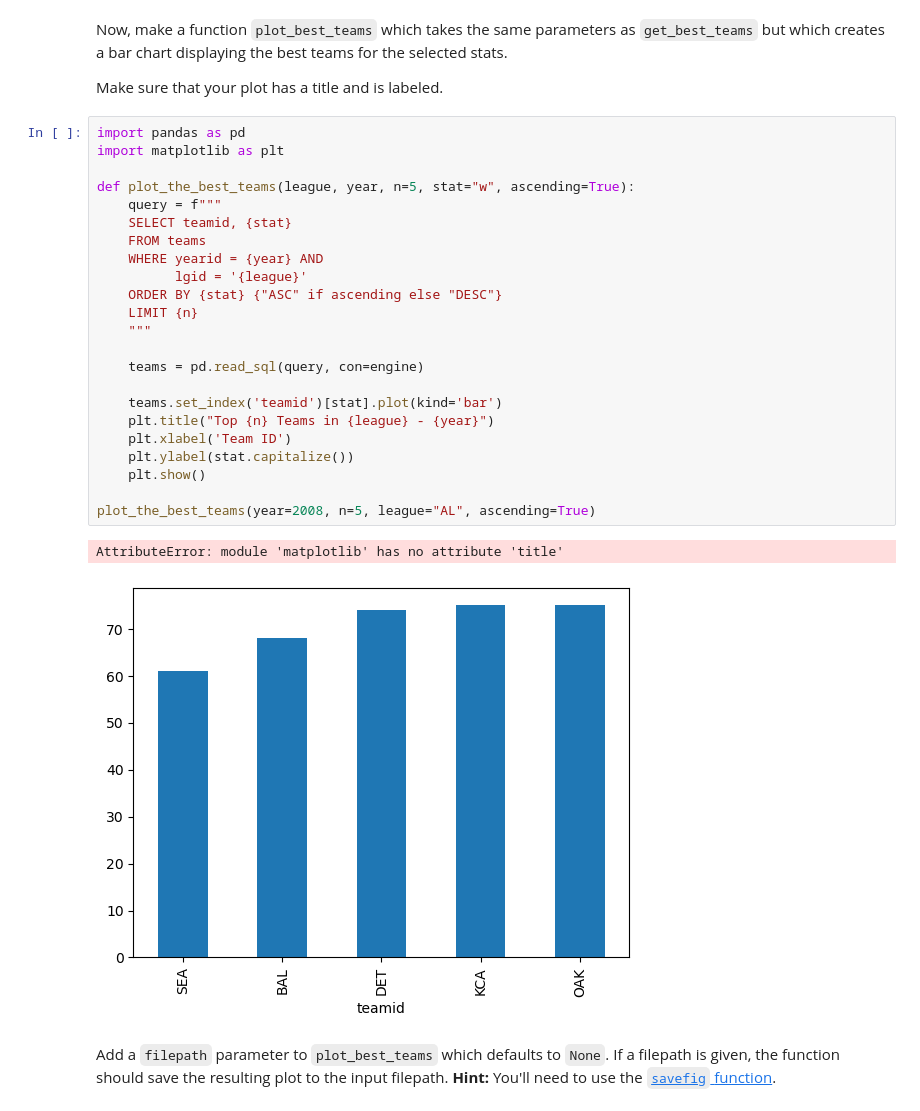
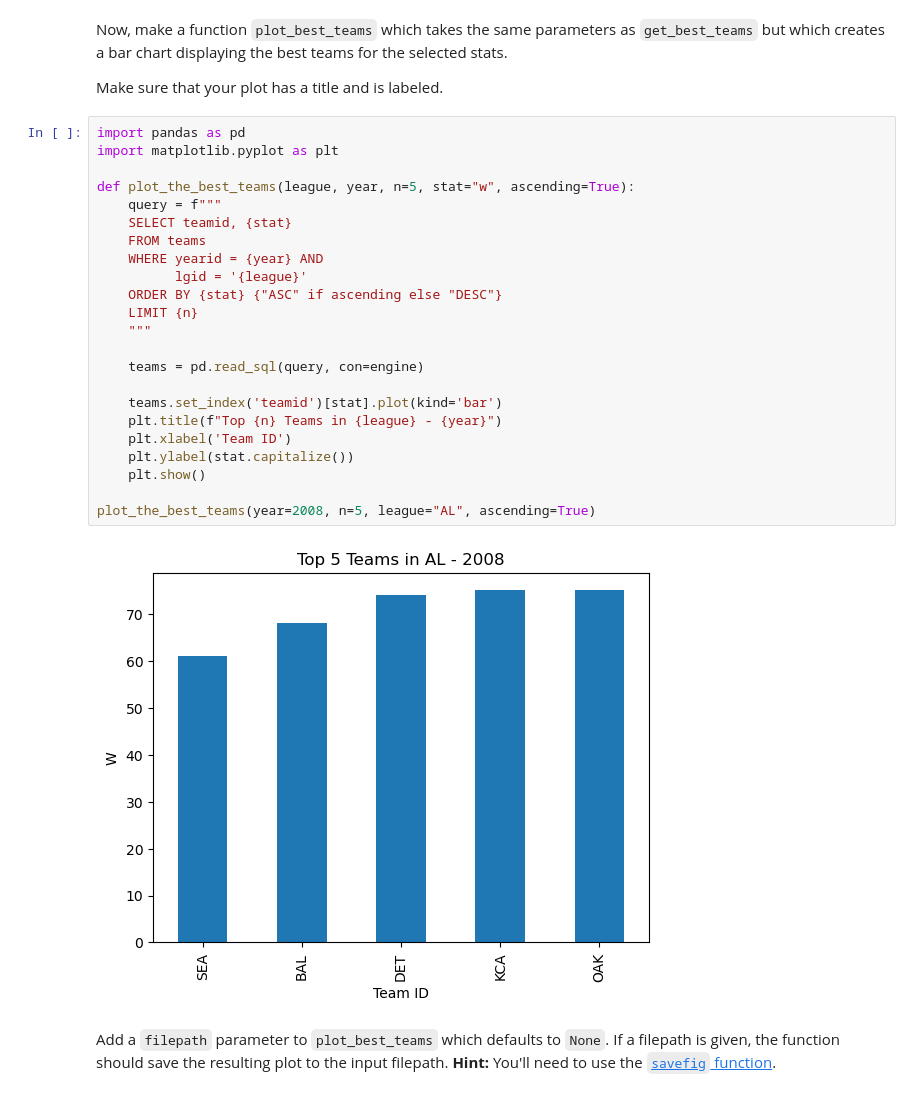
Before and after one commit to NSS-Data-Analytics-Cohort-10/loops-and-functions-seanmalley1, a Jupyter notebook: notebooks/Loops_and_Functions_Practice_DA10.ipynb, the cells around one changed output. Drawn from its saved outputs; the diff is of its cells as text.

```diff
--- a/notebooks/Loops_and_Functions_Practice_DA10.ipynb
+++ b/notebooks/Loops_and_Functions_Practice_DA10.ipynb
@@ -332,30 +332,29 @@ Now, make a function `plot_best_teams` which takes the same parameters as `get_b
 Make sure that your plot has a title and is labeled.
 # %%
 import pandas as pd
-import matplotlib as plt
+import matplotlib.pyplot as plt
 
 def plot_the_best_teams(league, year, n=5, stat="w", ascending=True):
     query = f"""
     SELECT teamid, {stat}
     FROM teams
     WHERE yearid = {year} AND
           lgid = '{league}'
     ORDER BY {stat} {"ASC" if ascending else "DESC"}
     LIMIT {n}
     """
 
     teams = pd.read_sql(query, con=engine)
 
     teams.set_index('teamid')[stat].plot(kind='bar')
-    plt.title("Top {n} Teams in {league} - {year}")
+    plt.title(f"Top {n} Teams in {league} - {year}")
     plt.xlabel('Team ID')
     plt.ylabel(stat.capitalize())
     plt.show()
 
 plot_the_best_teams(year=2008, n=5, league="AL", ascending=True)
 # %% [output]
-AttributeError: module 'matplotlib' has no attribute 'title'
-[figure, old version]
+[figure, new version]
 # %% [markdown]
 Add a `filepath` parameter to `plot_best_teams` which defaults to `None`. If a filepath is given, the function should save the resulting plot to the input filepath. **Hint:** You'll need to use the [`savefig` function](https://matplotlib.org/stable/api/_as_gen/matplotlib.pyplot.savefig.html).
 # %%
```
Also changed, not shown: parts of 4 cells of this notebook.
